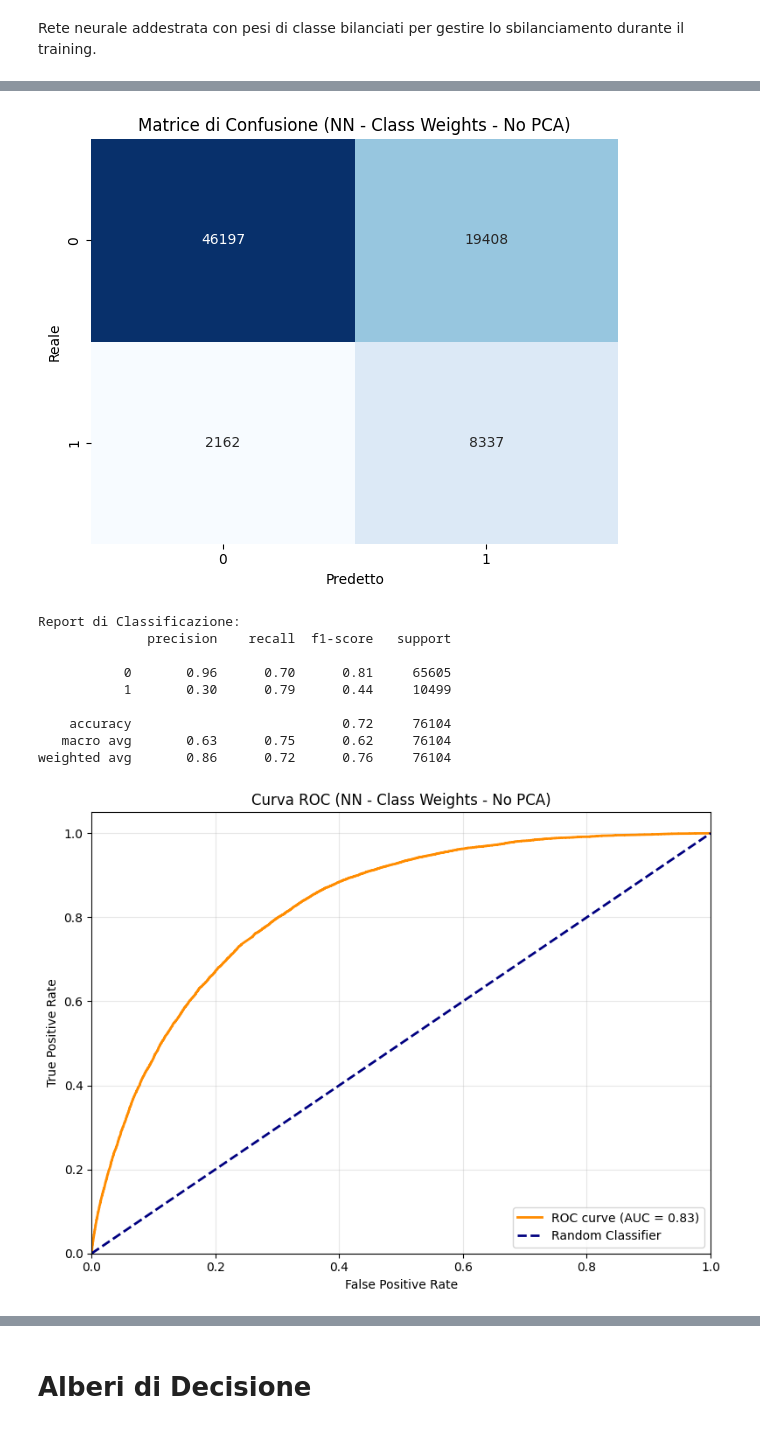
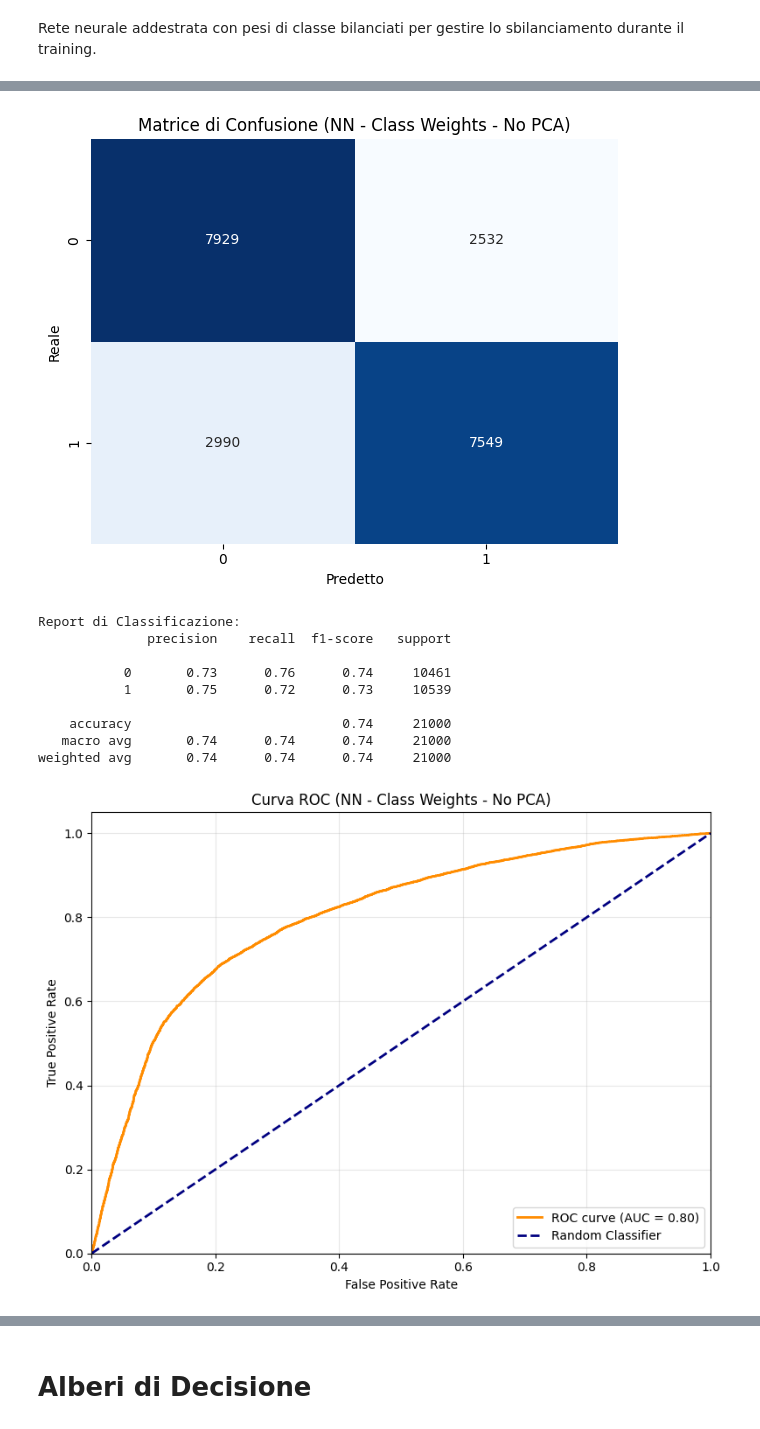
Before and after one commit to mbroglio/ML_25_26, a Jupyter notebook: ML_Project.ipynb, the cells around one changed output, grey strips where cells are left out. Cells and saved outputs as stored; diff of their text form; code cells hidden in the pictures.

```diff
--- a/ML_Project.ipynb
+++ b/ML_Project.ipynb
@@ -356,0 +174,14 @@ Dimensioni Training Set: (177576, 14)
+# %%
+from sklearn.preprocessing import StandardScaler
+
+# Scala solo le feature numeriche
+scaler = StandardScaler()
+numeric_scaled = scaler.fit_transform(features_nn[numeric_features])
+
+# Mantieni binarie e One-Hot inalterate (0/1)
+binary_onehot_data = features_nn[binary_features + onehot_cols].values
+
+# Concatena le feature scalate e non scalate
+X_nn = np.concatenate([numeric_scaled, binary_onehot_data], axis=1)
+
+print(f"Dati per Reti Neurali - Shape: {X_nn.shape}")
@@ -356,0 +207,10 @@ Dimensioni Training Set: (177576, 14)
+# %%
+from sklearn.model_selection import train_test_split
+
+# Split per Reti Neurali (dati scalati con One-Hot)
+X_train_nn, X_test_nn, y_train_nn, y_test_nn = train_test_split(
+    X_nn, y, test_size=0.3, random_state=42
+)
+
+print(f"Split Reti Neurali:")
+print(f"  Training: {X_train_nn.shape}, Test: {X_test_nn.shape}")
@@ -368,11 +247,11 @@ Funzione di valutazione completa per analizzare le performance dei modelli di re
 # %%
 from sklearn.metrics import confusion_matrix, classification_report
 from sklearn.metrics import roc_curve, auc
+from sklearn.model_selection import GridSearchCV
 
 
+# Valuta e visualizza le performance di un modello di rete neurale
 def evaluate_and_plot(model, X_test, y_test, history, threshold=0.5, title_suffix=""):
-    """Valuta e visualizza le performance di un modello di rete neurale"""
-
     file_suffix = title_suffix.lower().replace(" ", "_").replace("-", "")
 
     # Predice probabilità e applica threshold
@@ -636,7 +423,7 @@ Rete neurale addestrata con pesi di classe bilanciati per gestire lo sbilanciame
 # %%
 # Calcola pesi bilanciati per le classi
 class_weights_vals = class_weight.compute_class_weight(
-    class_weight="balanced", classes=np.unique(y_train), y=y_train
+    class_weight="balanced", classes=np.unique(y_train_nn), y=y_train_nn
 )
 class_weights = dict(enumerate(class_weights_vals))
 print(f"Pesi delle classi: {class_weights}")
@@ -644,7 +431,9 @@ print(f"Pesi delle classi: {class_weights}")
 # Architettura: 128 -> 64 -> 32
 model_class_weights = Sequential()
 
-model_class_weights.add(Dense(128, input_shape=(FEATURES_NUMBER,), activation="relu"))
+model_class_weights.add(
+    Dense(128, input_shape=(FEATURES_NUMBER_NN,), activation="relu")
+)
 model_class_weights.add(Dropout(0.3))
 
 model_class_weights.add(Dense(64, activation="relu"))
@@ -661,8 +450,8 @@ model_class_weights.compile(
 
 # Training con class_weight
 history_class_weights = model_class_weights.fit(
-    X_train,
-    y_train,
+    X_train_nn,
+    y_train_nn,
     epochs=150,
     batch_size=256,
     verbose=1,
@@ -695,8 +483,8 @@ Epoch 150/150
 # Valuta modello con class weights
 evaluate_and_plot(
     model_class_weights,
-    X_test,
-    y_test,
+    X_test_nn,
+    y_test_nn,
     history_class_weights,
     title_suffix="NN - Class Weights - No PCA",
 )
@@ -705,11 +493,11 @@ evaluate_and_plot(
-[figure, old version]
+[figure, new version]
 Report di Classificazione:
               precision    recall  f1-score   support
 
-           0       0.96      0.70      0.81     65605
-           1       0.30      0.79      0.44     10499
+           0       0.73      0.76      0.74     10461
+           1       0.75      0.72      0.73     10539
 
-    accuracy                           0.72     76104
-   macro avg       0.63      0.75      0.62     76104
-weighted avg       0.86      0.72      0.76     76104
+    accuracy                           0.74     21000
+   macro avg       0.74      0.74      0.74     21000
+weighted avg       0.74      0.74      0.74     21000
-[figure, old version]
+[figure, new version]
```
Also changed, not shown: parts of 95 cells of this notebook, 33 other files.
